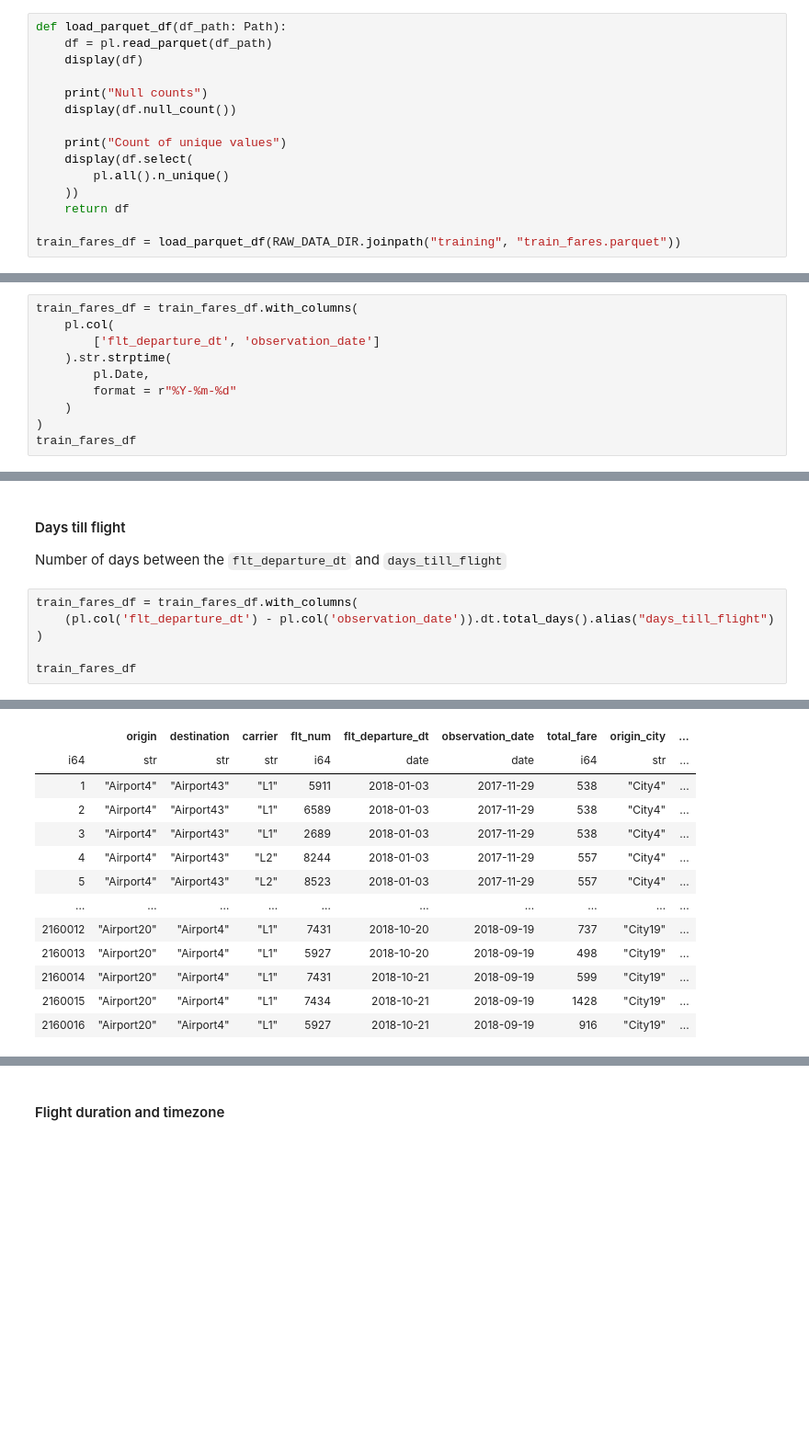
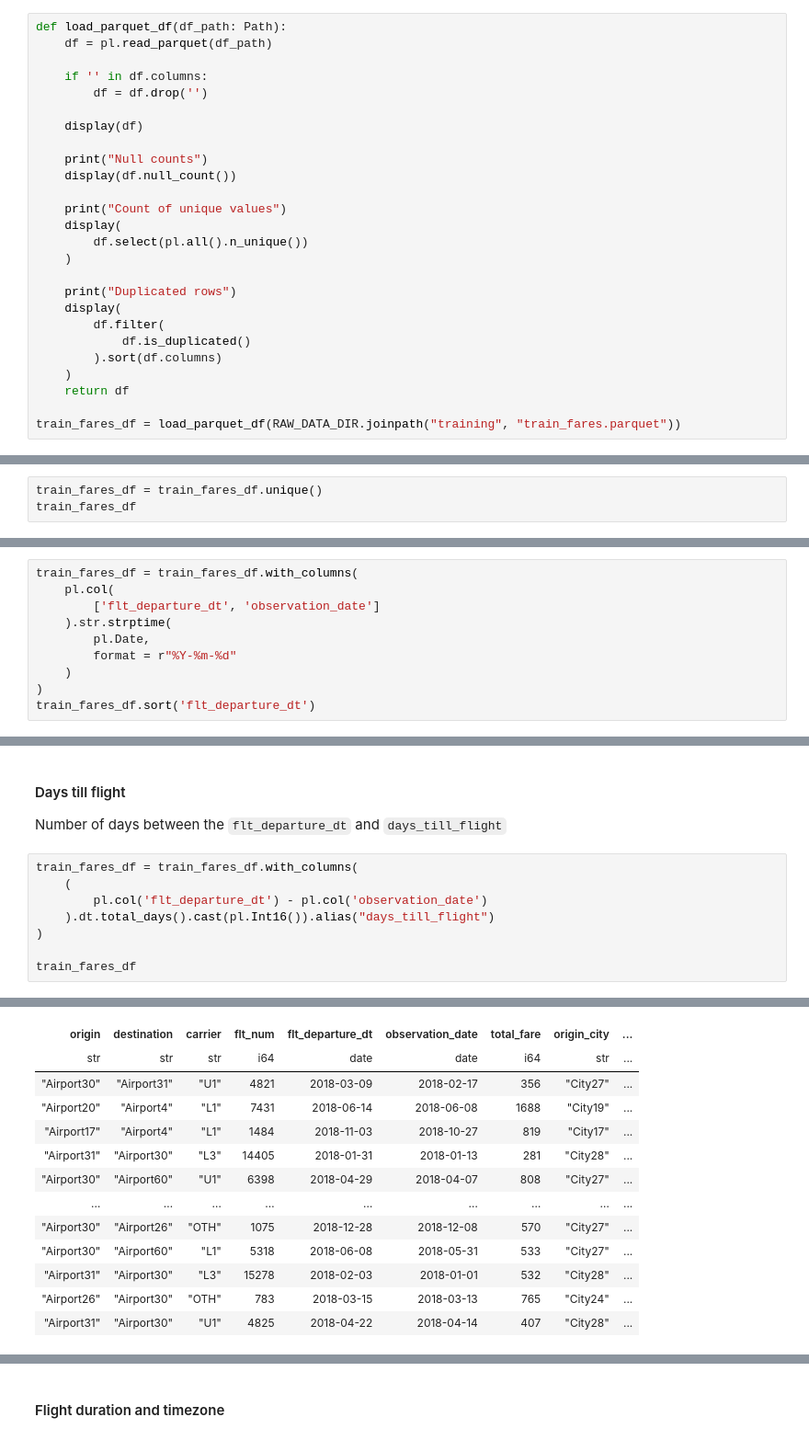
Before and after one commit to mayur7garg/FarePrediction, a Jupyter notebook: src/02 Preprocessing.ipynb, the cells around one changed output, grey strips where cells are left out. Shown: that part at 92% size. Saved outputs shown, nothing was run; the diff lists cells and outputs as text; blank space fills up the shorter version.

```diff
--- a/src/02 Preprocessing.ipynb
+++ b/src/02 Preprocessing.ipynb
@@ -25,15 +25,26 @@ True
 # %%
 def load_parquet_df(df_path: Path):
     df = pl.read_parquet(df_path)
+
+    if '' in df.columns:
+        df = df.drop('')
+
     display(df)
 
     print("Null counts")
     display(df.null_count())
 
     print("Count of unique values")
-    display(df.select(
-        pl.all().n_unique()
-    ))
+    display(
+        df.select(pl.all().n_unique())
+    )
+
+    print("Duplicated rows")
+    display(
+        df.filter(
+            df.is_duplicated()
+        ).sort(df.columns)
+    )
     return df
 
 train_fares_df = load_parquet_df(RAW_DATA_DIR.joinpath("training", "train_fares.parquet"))
@@ -182,0 +227,3 @@ shape: (1, 8)
+# %%
+train_fares_df = train_fares_df.unique()
+train_fares_df
@@ -193,5 +297,5 @@ train_fares_df = train_fares_df.with_columns(
         format = r"%Y-%m-%d"
     )
 )
-train_fares_df
+train_fares_df.sort('flt_departure_dt')
 # %% [output]
@@ -300,7 +404,9 @@ shape: (1_234, 10)
 Number of days between the `flt_departure_dt` and `days_till_flight`
 # %%
 train_fares_df = train_fares_df.with_columns(
-    (pl.col('flt_departure_dt') - pl.col('observation_date')).dt.total_days().alias("days_till_flight")
+    (
+        pl.col('flt_departure_dt') - pl.col('observation_date')
+    ).dt.total_days().cast(pl.Int16()).alias("days_till_flight")
 )
 
 train_fares_df
@@ -309,15 +415,15 @@ shape: (2_160_016, 11)
-|  | origin | destination | carrier | flt_num | flt_departure_dt | observation_date | total_fare | origin_city | ... |
-| i64 | str | str | str | i64 | date | date | i64 | str | ... |
-| 1 | "Airport4" | "Airport43" | "L1" | 5911 | 2018-01-03 | 2017-11-29 | 538 | "City4" | ... |
-| 2 | "Airport4" | "Airport43" | "L1" | 6589 | 2018-01-03 | 2017-11-29 | 538 | "City4" | ... |
-| 3 | "Airport4" | "Airport43" | "L1" | 2689 | 2018-01-03 | 2017-11-29 | 538 | "City4" | ... |
-| 4 | "Airport4" | "Airport43" | "L2" | 8244 | 2018-01-03 | 2017-11-29 | 557 | "City4" | ... |
-| 5 | "Airport4" | "Airport43" | "L2" | 8523 | 2018-01-03 | 2017-11-29 | 557 | "City4" | ... |
-| … | … | … | … | … | … | … | … | … | ... |
-| 2160012 | "Airport20" | "Airport4" | "L1" | 7431 | 2018-10-20 | 2018-09-19 | 737 | "City19" | ... |
-| 2160013 | "Airport20" | "Airport4" | "L1" | 5927 | 2018-10-20 | 2018-09-19 | 498 | "City19" | ... |
-| 2160014 | "Airport20" | "Airport4" | "L1" | 7431 | 2018-10-21 | 2018-09-19 | 599 | "City19" | ... |
-| 2160015 | "Airport20" | "Airport4" | "L1" | 7434 | 2018-10-21 | 2018-09-19 | 1428 | "City19" | ... |
-| 2160016 | "Airport20" | "Airport4" | "L1" | 5927 | 2018-10-21 | 2018-09-19 | 916 | "City19" | ... |
+| origin | destination | carrier | flt_num | flt_departure_dt | observation_date | total_fare | origin_city | ... |
+| str | str | str | i64 | date | date | i64 | str | ... |
+| "Airport30" | "Airport31" | "U1" | 4821 | 2018-03-09 | 2018-02-17 | 356 | "City27" | ... |
+| "Airport20" | "Airport4" | "L1" | 7431 | 2018-06-14 | 2018-06-08 | 1688 | "City19" | ... |
+| "Airport17" | "Airport4" | "L1" | 1484 | 2018-11-03 | 2018-10-27 | 819 | "City17" | ... |
+| "Airport31" | "Airport30" | "L3" | 14405 | 2018-01-31 | 2018-01-13 | 281 | "City28" | ... |
+| "Airport30" | "Airport60" | "U1" | 6398 | 2018-04-29 | 2018-04-07 | 808 | "City27" | ... |
+| … | … | … | … | … | … | … | … | ... |
+| "Airport30" | "Airport26" | "OTH" | 1075 | 2018-12-28 | 2018-12-08 | 570 | "City27" | ... |
+| "Airport30" | "Airport60" | "L1" | 5318 | 2018-06-08 | 2018-05-31 | 533 | "City27" | ... |
+| "Airport31" | "Airport30" | "L3" | 15278 | 2018-02-03 | 2018-01-01 | 532 | "City28" | ... |
+| "Airport26" | "Airport30" | "OTH" | 783 | 2018-03-15 | 2018-03-13 | 765 | "City24" | ... |
+| "Airport31" | "Airport30" | "U1" | 4825 | 2018-04-22 | 2018-04-14 | 407 | "City28" | ... |
 # %%
 test_fares_df = test_fares_df.with_columns(
```
Also changed, not shown: parts of 49 cells of this notebook.
